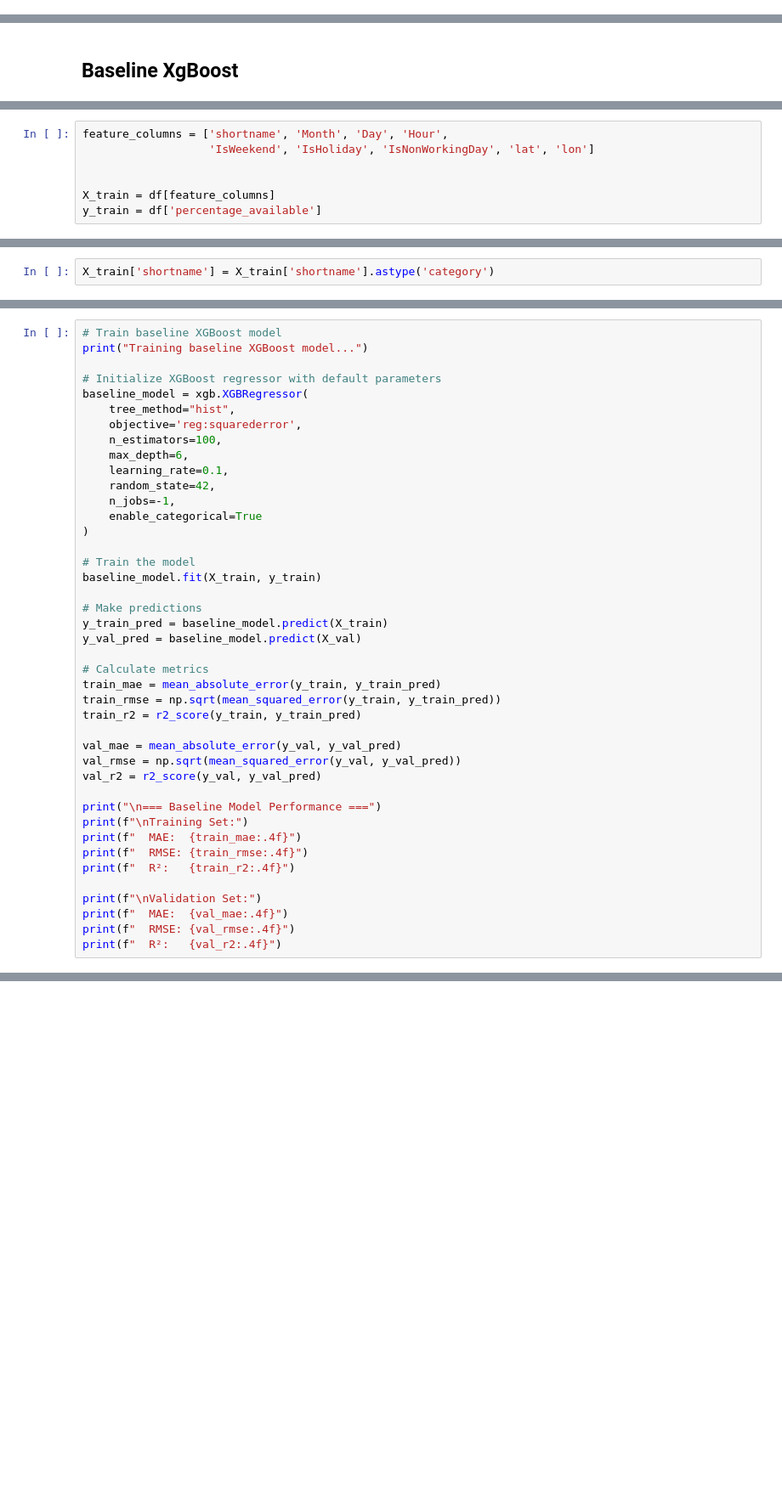
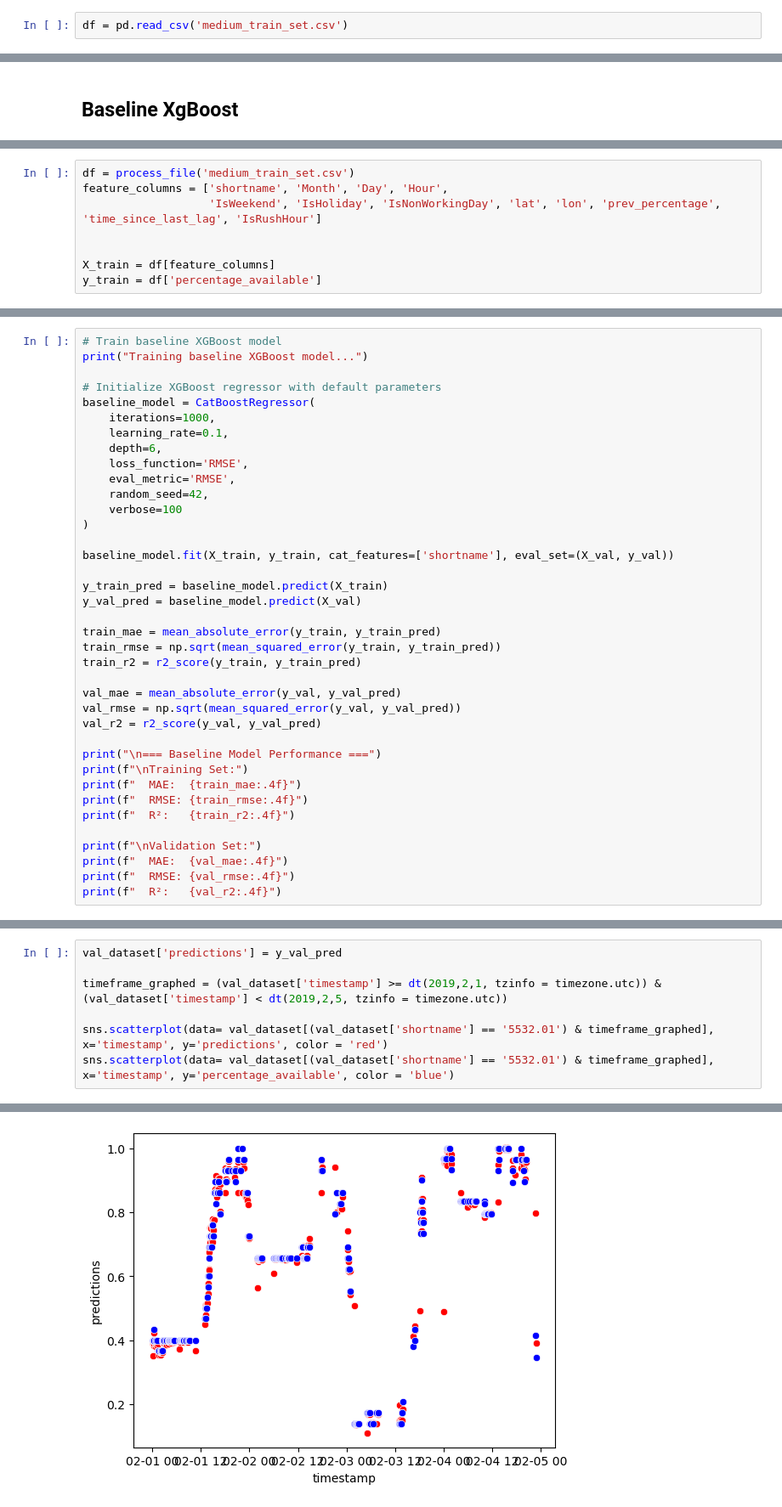
Before and after one commit to tristange123/citi_bike_project, a Jupyter notebook: Python_Backend/model_testing.ipynb, the cells around one changed output, grey strips where cells are left out. Shown at 85% size. Cells and saved outputs as stored; diff of their text form; blank space fills up the shorter version.

Commit message:
finally got baseline model and pipeline into the model to work

```diff
--- a/Python_Backend/model_testing.ipynb
+++ b/Python_Backend/model_testing.ipynb
@@ -13,5 +36,7 @@ id_to_name = dict(zip(stations_df['station_id'], stations_df['name']))
 # %% [markdown]
 ## Data Processing again bru
+# %%
+df = pd.read_csv('medium_train_set.csv')
 # %% [markdown]
 ### Final Pipeline
 # %%
@@ -93,6 +93,7 @@ import xgboost as xgb
 # %%
+df = process_file('medium_train_set.csv')
 feature_columns = ['shortname', 'Month', 'Day', 'Hour',
-                   'IsWeekend', 'IsHoliday', 'IsNonWorkingDay', 'lat', 'lon']
+                   'IsWeekend', 'IsHoliday', 'IsNonWorkingDay', 'lat', 'lon', 'prev_percentage', 'time_since_last_lag', 'IsRushHour']
 
 
 X_train = df[feature_columns]
@@ -100,2 +103,0 @@ y_train = df['percentage_available']
-# %%
-X_train['shortname'] = X_train['shortname'].astype('category')
@@ -147,25 +115,21 @@ After dropping NA: 134887 rows
 print("Training baseline XGBoost model...")
 
 # Initialize XGBoost regressor with default parameters
-baseline_model = xgb.XGBRegressor(
-    tree_method="hist",
-    objective='reg:squarederror',
-    n_estimators=100,
-    max_depth=6,
+baseline_model = CatBoostRegressor(
+    iterations=1000,
     learning_rate=0.1,
-    random_state=42,
-    n_jobs=-1,
-    enable_categorical=True
+    depth=6,
+    loss_function='RMSE',
+    eval_metric='RMSE',
+    random_seed=42,
+    verbose=100
 )
 
-# Train the model
-baseline_model.fit(X_train, y_train)
+baseline_model.fit(X_train, y_train, cat_features=['shortname'], eval_set=(X_val, y_val))
 
-# Make predictions
 y_train_pred = baseline_model.predict(X_train)
 y_val_pred = baseline_model.predict(X_val)
 
-# Calculate metrics
 train_mae = mean_absolute_error(y_train, y_train_pred)
 train_rmse = np.sqrt(mean_squared_error(y_train, y_train_pred))
 train_r2 = r2_score(y_train, y_train_pred)
@@ -189,0 +171,8 @@ ValueError: could not convert string to float: 'JC084'
+# %%
+val_dataset['predictions'] = y_val_pred
+
+timeframe_graphed = (val_dataset['timestamp'] >= dt(2019,2,1, tzinfo = timezone.utc)) & (val_dataset['timestamp'] < dt(2019,2,5, tzinfo = timezone.utc))
+
+sns.scatterplot(data= val_dataset[(val_dataset['shortname'] == '5532.01') & timeframe_graphed], x='timestamp', y='predictions', color = 'red')
+sns.scatterplot(data= val_dataset[(val_dataset['shortname'] == '5532.01') & timeframe_graphed], x='timestamp', y='percentage_available', color = 'blue')
+# %% [output]
@@ -189,0 +180 @@ ValueError: could not convert string to float: 'JC084'
+[figure, added]
```
Also changed, not shown: parts of 21 cells of this notebook, 1 other file.
